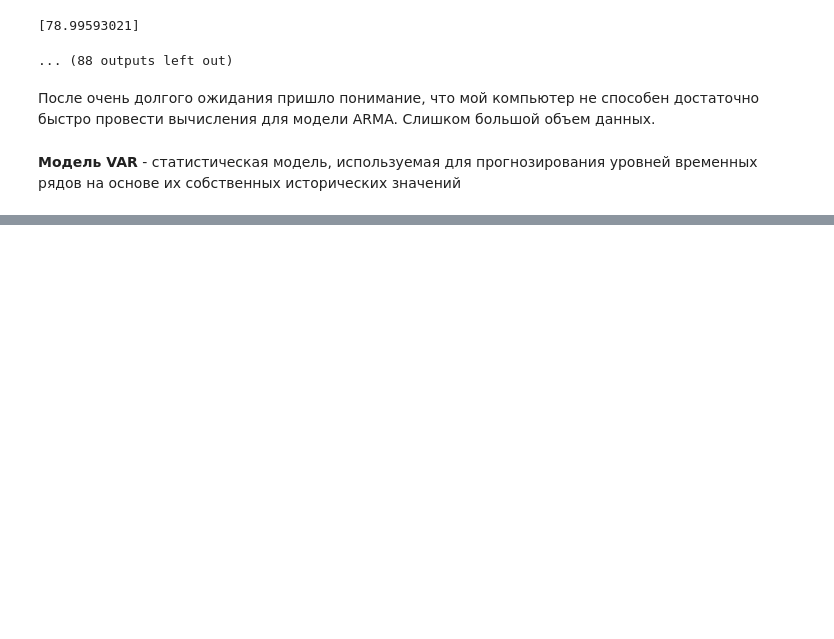
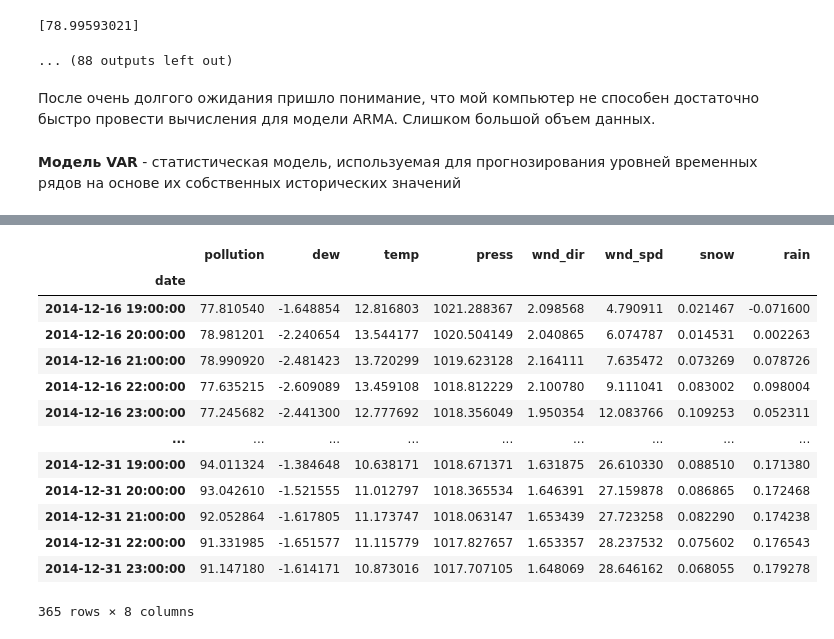
Before and after one commit to Krearden/TimeSeries, a Jupyter notebook: finalProject/final.ipynb, the cells around one changed output, grey strips where cells are left out. Saved outputs shown, nothing was run; the diff lists cells and outputs as text; code cells hidden in the pictures; blank space fills up the shorter version.

```diff
--- a/finalProject/final.ipynb
+++ b/finalProject/final.ipynb
@@ -291 +315,4 @@ test = df[int(0.66*(len(data))):]
+# %%
+# Создаем модель VAR на основе обучающих данных
+model = VAR(train)
 # %%
@@ -302,0 +394,21 @@ x.summary()
+# %%
+# Forecast
+nobs = 365 # количество точек для предсказания
+fc = model_fitted.forecast(y=forecast_input, steps=nobs) # nobs defined at top of program
+df_forecast = pd.DataFrame(fc, index=cdf.index[-nobs:], columns=cdf.columns)
+df_forecast
+# %% [output]
+|  | pollution | dew | temp | press | wnd_dir | wnd_spd | snow | rain |
+| date |  |  |  |  |  |  |  |  |
+| 2014-12-16 19:00:00 | 77.810540 | -1.648854 | 12.816803 | 1021.288367 | 2.098568 | 4.790911 | 0.021467 | -0.071600 |
+| 2014-12-16 20:00:00 | 78.981201 | -2.240654 | 13.544177 | 1020.504149 | 2.040865 | 6.074787 | 0.014531 | 0.002263 |
+| 2014-12-16 21:00:00 | 78.990920 | -2.481423 | 13.720299 | 1019.623128 | 2.164111 | 7.635472 | 0.073269 | 0.078726 |
+| 2014-12-16 22:00:00 | 77.635215 | -2.609089 | 13.459108 | 1018.812229 | 2.100780 | 9.111041 | 0.083002 | 0.098004 |
+| 2014-12-16 23:00:00 | 77.245682 | -2.441300 | 12.777692 | 1018.356049 | 1.950354 | 12.083766 | 0.109253 | 0.052311 |
+| ... | ... | ... | ... | ... | ... | ... | ... | ... |
+| 2014-12-31 19:00:00 | 94.011324 | -1.384648 | 10.638171 | 1018.671371 | 1.631875 | 26.610330 | 0.088510 | 0.171380 |
+| 2014-12-31 20:00:00 | 93.042610 | -1.521555 | 11.012797 | 1018.365534 | 1.646391 | 27.159878 | 0.086865 | 0.172468 |
+| 2014-12-31 21:00:00 | 92.052864 | -1.617805 | 11.173747 | 1018.063147 | 1.653439 | 27.723258 | 0.082290 | 0.174238 |
+| 2014-12-31 22:00:00 | 91.331985 | -1.651577 | 11.115779 | 1017.827657 | 1.653357 | 28.237532 | 0.075602 | 0.176543 |
+| 2014-12-31 23:00:00 | 91.147180 | -1.614171 | 10.873016 | 1017.707105 | 1.648069 | 28.646162 | 0.068055 | 0.179278 |
+365 rows × 8 columns
```
Also changed, not shown: parts of 33 cells of this notebook.
